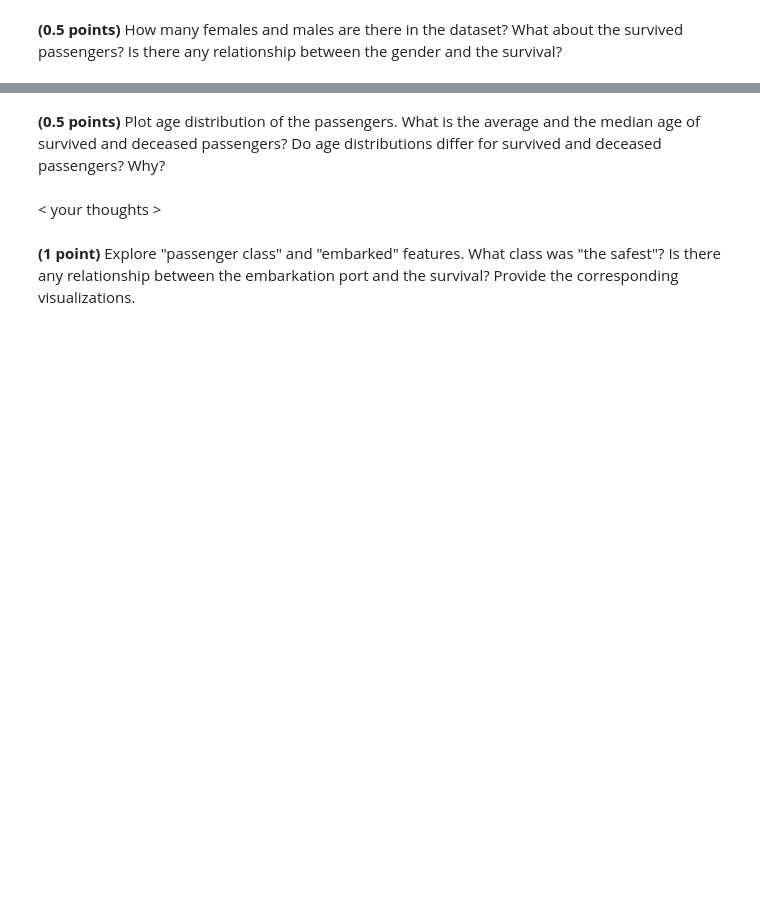
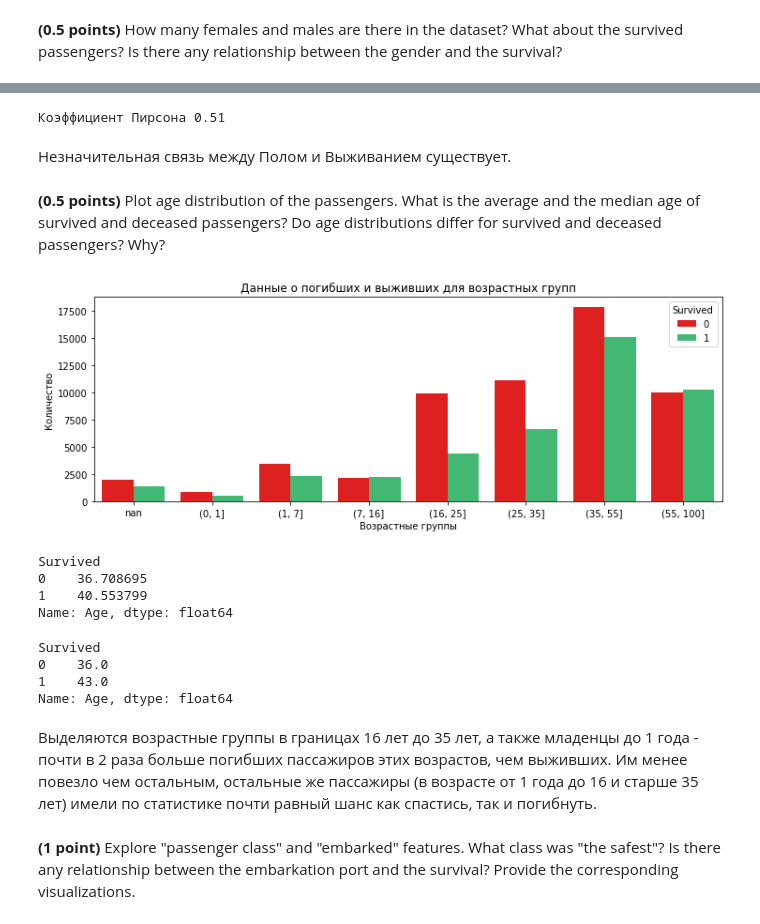
Before and after one commit to githubjeka/ml-intro, a Jupyter notebook: hw_classification.ipynb, the cells around one changed output, grey strips where cells are left out. Cells and saved outputs as stored; diff of their text form; code cells hidden in the pictures; blank space fills up the shorter version.

```diff
--- a/hw_classification.ipynb
+++ b/hw_classification.ipynb
@@ -626,2 +682,10 @@ data.head()
+# %%
+feature_lst = ['Gender', 'Survived']
+corr = newdata[feature_lst].corr()
+print("Коэффициент Пирсона", round(newdata[feature_lst].corr(method='pearson').iloc[1, 0], 2))
+# %% [output]
+Коэффициент Пирсона 0.51
+# %% [markdown]
+Незначительная связь между Полом и Выживанием существует.
 # %% [markdown]
 **(0.5 points)** Plot age distribution of the passengers. What is the average and the median age of survived and deceased passengers? Do age distributions differ for survived and deceased passengers? Why?
@@ -630,4 +692,31 @@ data.head()
-# %% [markdown]
-< your thoughts >
+# %%
+data['Age_Range'] = pd.cut(data.Age, [0, 1, 7, 16, 25, 35, 55, 100])
+data['Age_Range'] = data.Age_Range.astype('str')
+data['Age_Range'] = data.Age_Range.fillna('nan')
+
+plt.figure(figsize=(12, 4))
+plt.title('Данные о погибших и выживших для возрастных групп')
+age_order = ['nan', '(0, 1]', '(1, 7]', '(7, 16]', '(16, 25]', '(25, 35]', '(35, 55]', '(55, 100]']
+sns.countplot(data=data, x='Age_Range', hue="Survived", order=age_order, palette=["r", "#2ecc71"]).set(
+    xlabel="Возрастные группы", ylabel="Количество")
+plt.show()
+# %% [output]
+[figure, added]
+# %%
+data.groupby(by=['Survived']).Age.mean()
+# %% [output]
+Survived
+0    36.708695
+1    40.553799
+Name: Age, dtype: float64
+# %%
+data.groupby(by=['Survived']).Age.median()
+# %% [output]
+Survived
+0    36.0
+1    43.0
+Name: Age, dtype: float64
+# %% [markdown]
+Выделяются возрастные группы в границах 16 лет до 35 лет, а также младенцы до 1 года - почти в 2 раза больше погибших пассажиров этих возрастов, чем выживших. Им менее повезло чем остальным, остальные же пассажиры (в возрасте от 1 года до 16 и старше 35 лет) имели по статистике почти равный шанс как спастись, так и погибнуть.
 # %% [markdown]
 **(1 point)** Explore "passenger class" and "embarked" features. What class was "the safest"? Is there any relationship between the embarkation port and the survival? Provide the corresponding visualizations.
```
Also changed, not shown: parts of 28 cells of this notebook.
